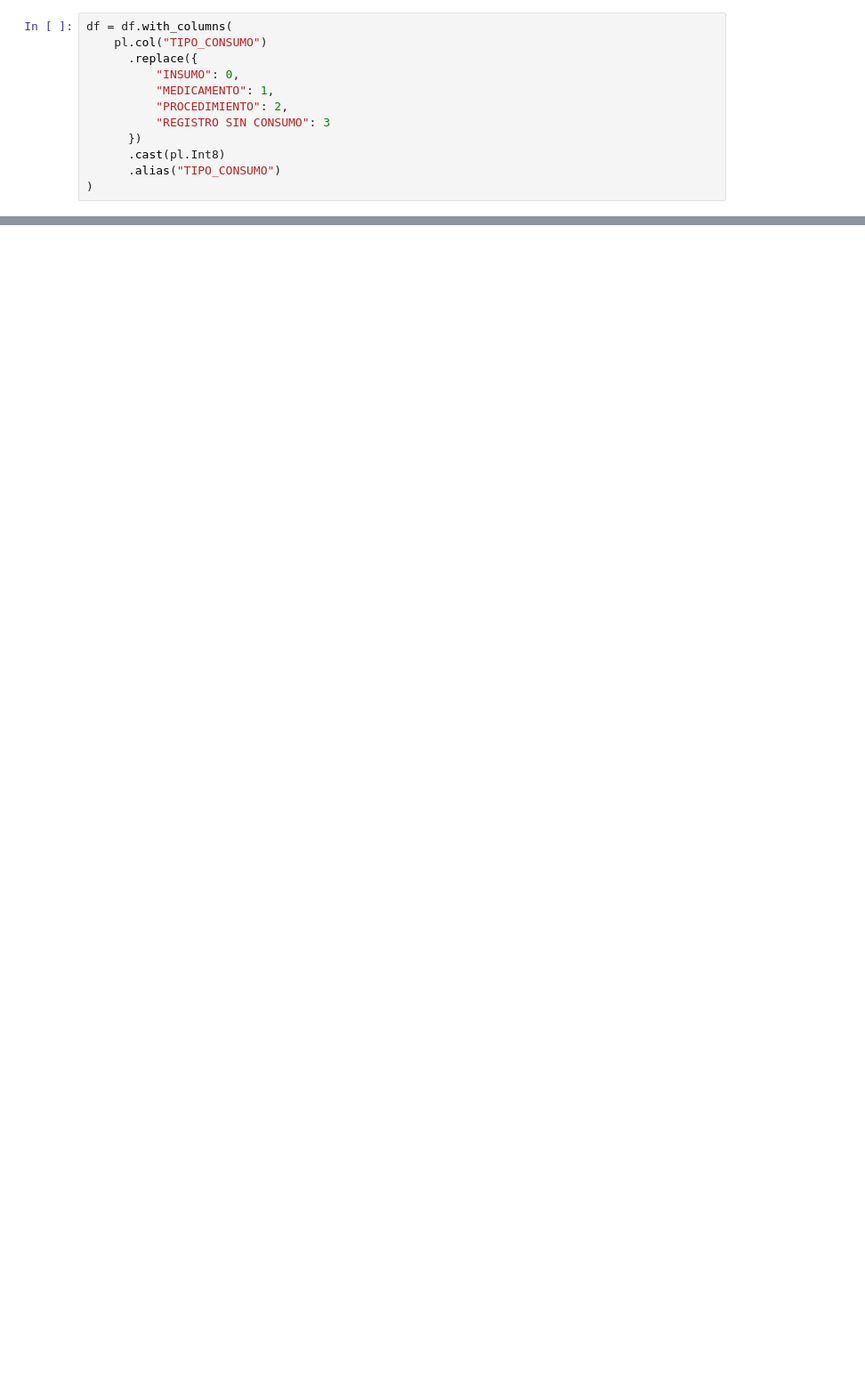
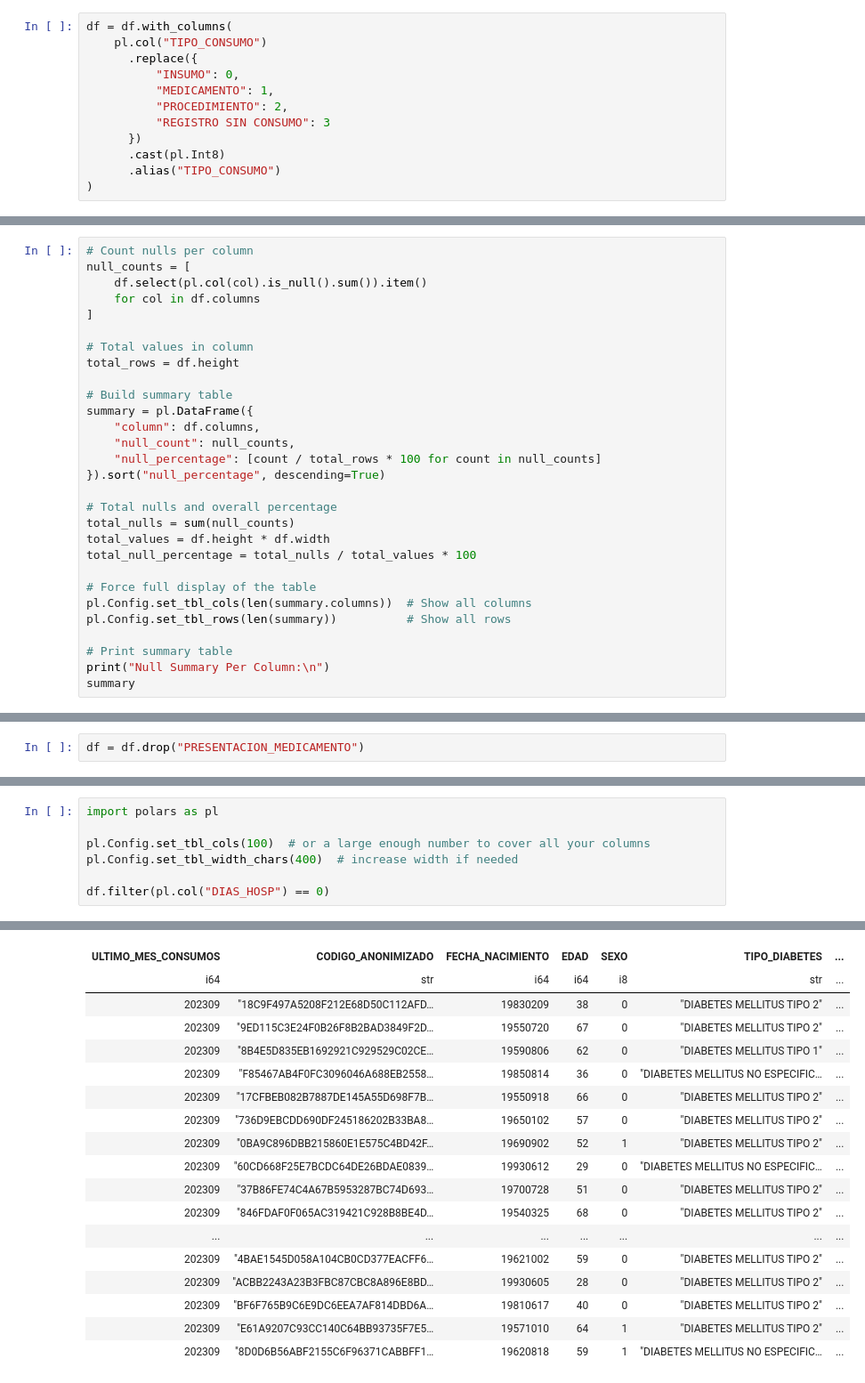
Before and after one commit to vlenix2505/Dataton_CONOVATEC, a Jupyter notebook: CONOVATEC.ipynb, the cells around one changed output, grey strips where cells are left out. Shown at 89% size. Drawn from its saved outputs; the diff is of its cells as text; blank space fills up the shorter version.

Commit message:
data cleaning

```diff
--- a/CONOVATEC.ipynb
+++ b/CONOVATEC.ipynb
@@ -223,0 +254,29 @@ shape: (3, 2)
+# %%
+# Count nulls per column
+null_counts = [
+    df.select(pl.col(col).is_null().sum()).item()
+    for col in df.columns
+]
+
+# Total values in column
+total_rows = df.height
+
+# Build summary table
+summary = pl.DataFrame({
+    "column": df.columns,
+    "null_count": null_counts,
+    "null_percentage": [count / total_rows * 100 for count in null_counts]
+}).sort("null_percentage", descending=True)
+
+# Total nulls and overall percentage
+total_nulls = sum(null_counts)
+total_values = df.height * df.width
+total_null_percentage = total_nulls / total_values * 100
+
+# Force full display of the table
+pl.Config.set_tbl_cols(len(summary.columns))  # Show all columns
+pl.Config.set_tbl_rows(len(summary))          # Show all rows
+
+# Print summary table
+print("Null Summary Per Column:\n")
+summary
@@ -223,0 +344,2 @@ shape: (3, 2)
+# %%
+df = df.drop("PRESENTACION_MEDICAMENTO")
@@ -223,0 +379,8 @@ shape: (3, 2)
+# %%
+import polars as pl
+
+pl.Config.set_tbl_cols(100)  # or a large enough number to cover all your columns
+pl.Config.set_tbl_width_chars(400)  # increase width if needed
+
+df.filter(pl.col("DIAS_HOSP") == 0)
+# %% [output]
@@ -223,0 +388,18 @@ shape: (3, 2)
+| ULTIMO_MES_CONSUMOS | CODIGO_ANONIMIZADO | FECHA_NACIMIENTO | EDAD | SEXO | TIPO_DIABETES | ... |
+| i64 | str | i64 | i64 | i8 | str | ... |
+| 202309 | "18C9F497A5208F212E68D50C112AFD… | 19830209 | 38 | 0 | "DIABETES MELLITUS TIPO 2" | ... |
+| 202309 | "9ED115C3E24F0B26F8B2BAD3849F2D… | 19550720 | 67 | 0 | "DIABETES MELLITUS TIPO 2" | ... |
+| 202309 | "8B4E5D835EB1692921C929529C02CE… | 19590806 | 62 | 0 | "DIABETES MELLITUS TIPO 1" | ... |
+| 202309 | "F85467AB4F0FC3096046A688EB2558… | 19850814 | 36 | 0 | "DIABETES MELLITUS NO ESPECIFIC… | ... |
+| 202309 | "17CFBEB082B7887DE145A55D698F7B… | 19550918 | 66 | 0 | "DIABETES MELLITUS TIPO 2" | ... |
+| 202309 | "736D9EBCDD690DF245186202B33BA8… | 19650102 | 57 | 0 | "DIABETES MELLITUS TIPO 2" | ... |
+| 202309 | "0BA9C896DBB215860E1E575C4BD42F… | 19690902 | 52 | 1 | "DIABETES MELLITUS TIPO 2" | ... |
+| 202309 | "60CD668F25E7BCDC64DE26BDAE0839… | 19930612 | 29 | 0 | "DIABETES MELLITUS NO ESPECIFIC… | ... |
+| 202309 | "37B86FE74C4A67B5953287BC74D693… | 19700728 | 51 | 0 | "DIABETES MELLITUS TIPO 2" | ... |
+| 202309 | "846FDAF0F065AC319421C928B8BE4D… | 19540325 | 68 | 0 | "DIABETES MELLITUS TIPO 2" | ... |
+| ... | ... | ... | ... | ... | ... | ... |
+| 202309 | "4BAE1545D058A104CB0CD377EACFF6… | 19621002 | 59 | 0 | "DIABETES MELLITUS TIPO 2" | ... |
+| 202309 | "ACBB2243A23B3FBC87CBC8A896E8BD… | 19930605 | 28 | 0 | "DIABETES MELLITUS TIPO 2" | ... |
+| 202309 | "BF6F765B9C6E9DC6EEA7AF814DBD6A… | 19810617 | 40 | 0 | "DIABETES MELLITUS TIPO 2" | ... |
+| 202309 | "E61A9207C93CC140C64BB93735F7E5… | 19571010 | 64 | 1 | "DIABETES MELLITUS TIPO 2" | ... |
+| 202309 | "8D0D6B56ABF2155C6F96371CABBFF1… | 19620818 | 59 | 1 | "DIABETES MELLITUS NO ESPECIFIC… | ... |
```
Also changed, not shown: parts of 35 cells of this notebook.
